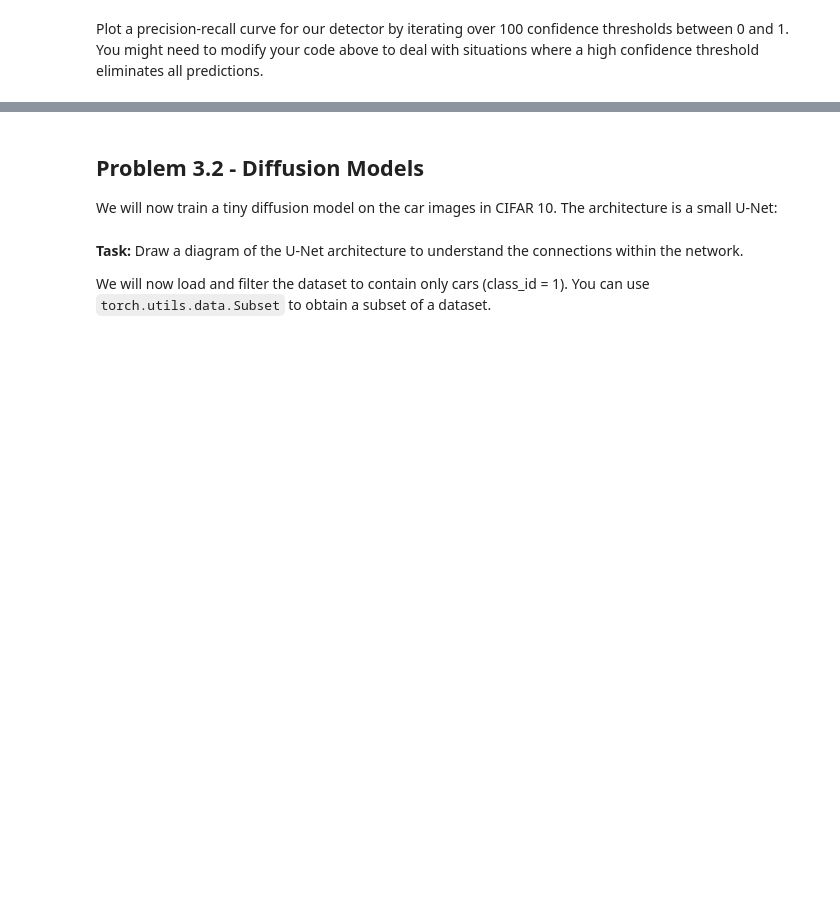
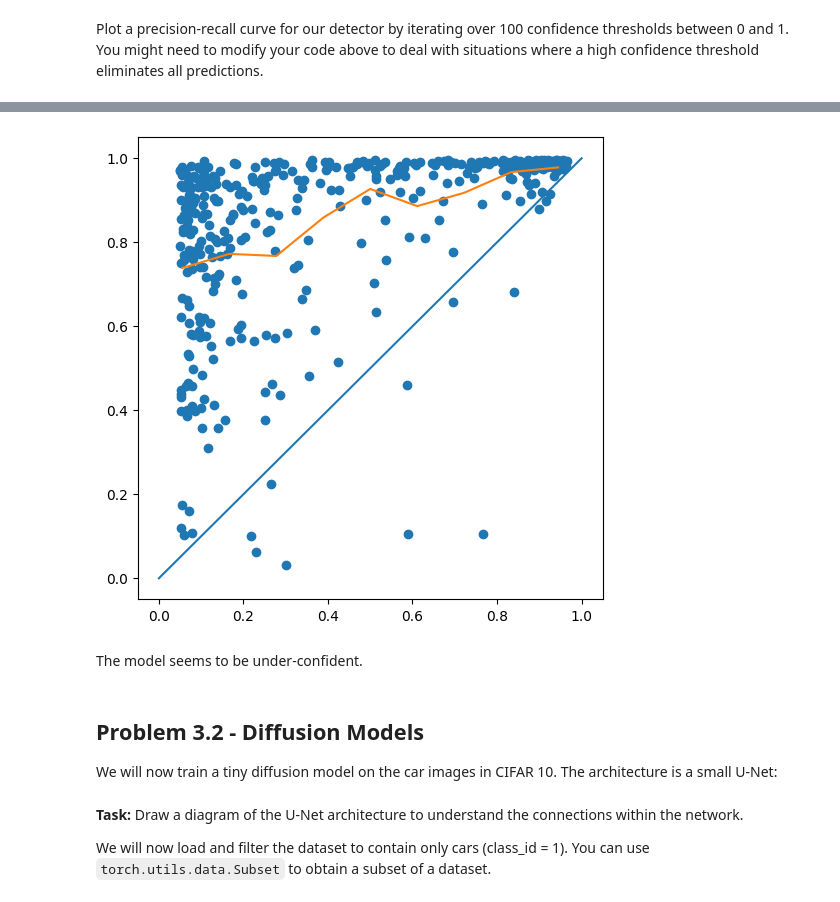
Before and after one commit to alexandre-bismuth/ComputerVision, a Jupyter notebook: practical3.ipynb, the cells around one changed output, grey strips where cells are left out. Saved outputs shown, nothing was run; the diff lists cells and outputs as text; code cells hidden in the pictures; blank space fills up the shorter version.

```diff
--- a/practical3.ipynb
+++ b/practical3.ipynb
@@ -243,6 +282,34 @@ Create this plot and draw some conclusions.
 
 ### Optional Task - Scaling up the evaluation
 Download `coco_bboxes_full.json` and extend your evaluation code to handle multiple classes. Average precision and recall across all 80 classes of the COCO dataset.
+# %%
+confidences = []
+best_ious = []
+
+for i, image in enumerate(data):
+    ious = all_ious[i]
+    for j, p in enumerate(image['pred_boxes']):
+        confidences.append(p[4])
+        best_ious.append(np.max(ious[:, j]))
+
+buckets = np.linspace(0, 1, 10)
+bucket_centers = 0.5 * (buckets[:-1] + buckets[1:])
+bucket_mean_iou = []
+for b0, b1 in zip(buckets[:-1], buckets[1:]):
+    vals = [iou for c, iou in zip(confidences, best_ious) if b0 <= c < b1]
+    bucket_mean_iou.append(np.mean(vals))
+
+vis = Visualizer(num_rows=1, num_cols=1, figsize=(6,6), axis_off=False, tight=True)
+
+ax = vis.axs[0,0]
+ax.scatter(confidences, best_ious)
+ax.plot([0,1], [0,1])
+ax.plot(bucket_centers, bucket_mean_iou)
+vis.show()
+# %% [output]
+[figure, added]
+# %% [markdown]
+The model seems to be under-confident.
 # %% [markdown]
 ## Problem 3.2 - Diffusion Models
 
```
Also changed, not shown: parts of 12 cells of this notebook.
